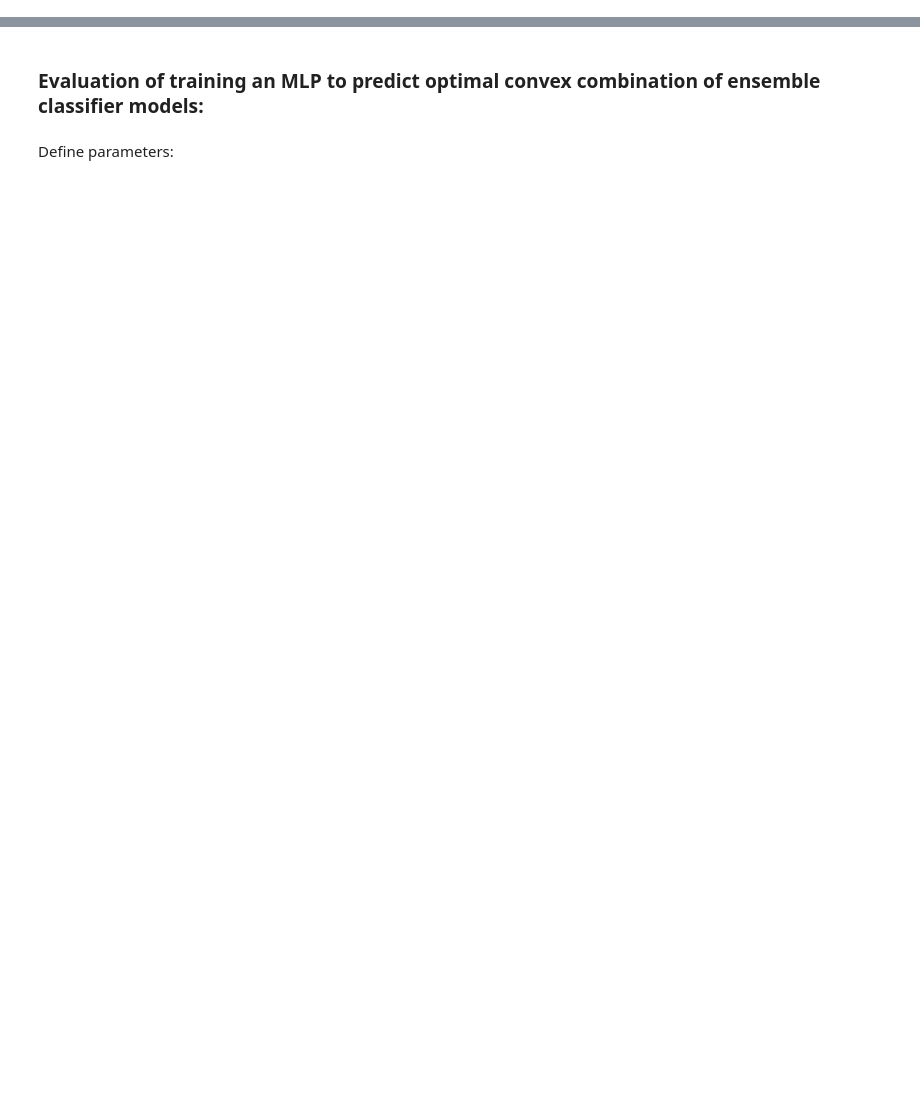
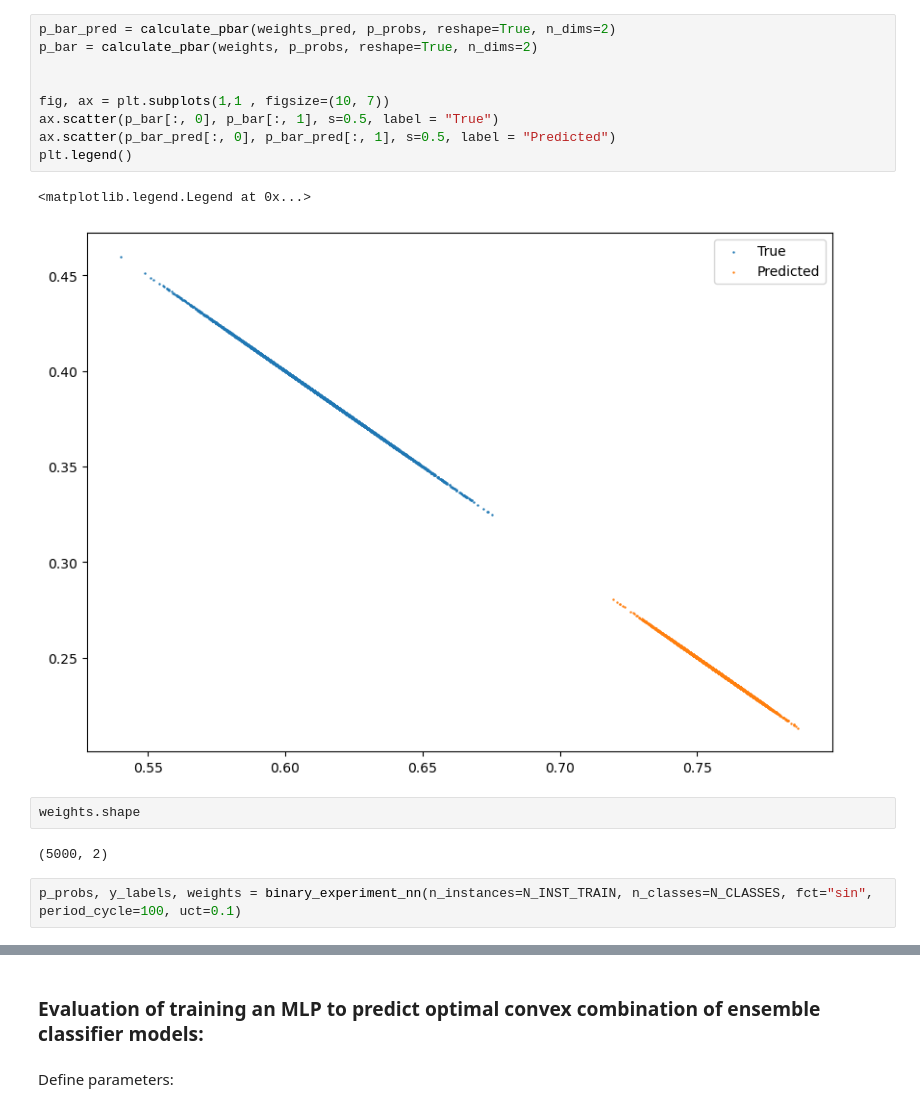
Before and after one commit to mkjuergens/EnsembleCalibration, a Jupyter notebook: notebooks/mlp_training_calibration.ipynb, the cells around one changed output, grey strips where cells are left out. Drawn from its saved outputs; the diff is of its cells as text; blank space fills up the shorter version.

```diff
--- a/notebooks/mlp_training_calibration.ipynb
+++ b/notebooks/mlp_training_calibration.ipynb
@@ -17,0 +122,18 @@ from ensemblecalibration.calibration.p_value_analysis import npbe_test_vaicenavi
+# %%
+p_bar_pred = calculate_pbar(weights_pred, p_probs, reshape=True, n_dims=2)
+p_bar = calculate_pbar(weights, p_probs, reshape=True, n_dims=2)
+
+
+fig, ax = plt.subplots(1,1 , figsize=(10, 7))
+ax.scatter(p_bar[:, 0], p_bar[:, 1], s=0.5, label = "True")
+ax.scatter(p_bar_pred[:, 0], p_bar_pred[:, 1], s=0.5, label = "Predicted")
+plt.legend()
+# %% [output]
+<matplotlib.legend.Legend at 0x...>
+[figure, added]
+# %%
+weights.shape
+# %% [output]
+(5000, 2)
+# %%
+p_probs, y_labels, weights = binary_experiment_nn(n_instances=N_INST_TRAIN, n_classes=N_CLASSES, fct="sin", period_cycle=100, uct=0.1)
```
Also changed, not shown: parts of 42 cells of this notebook, 7 other files.
